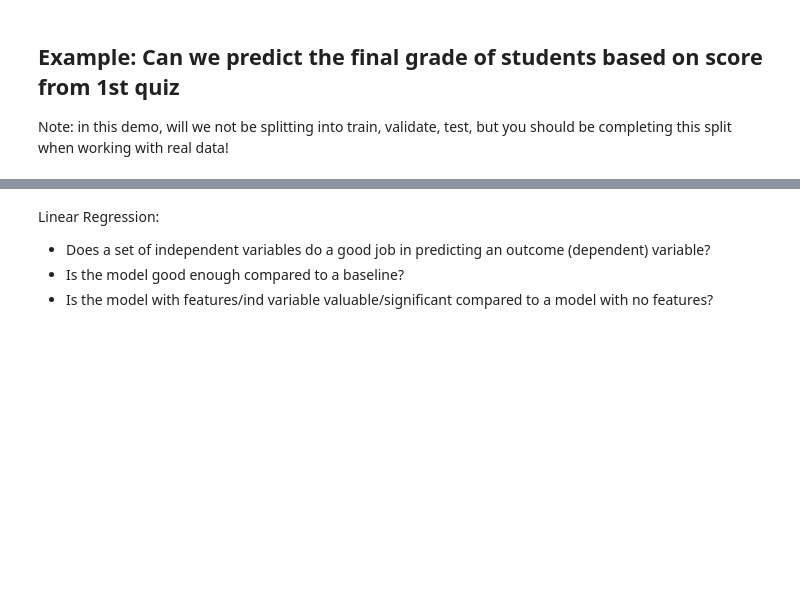
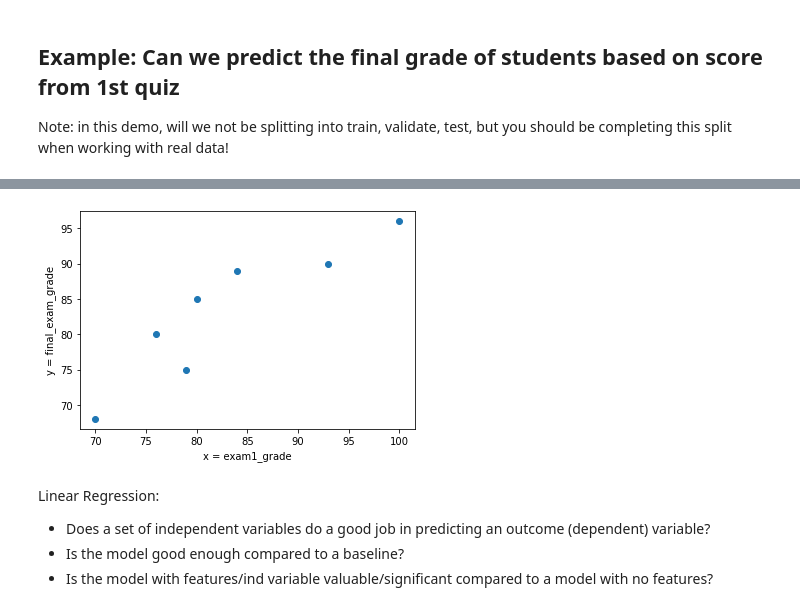
Before and after one commit to CodeupClassroom/pagel-regression, a Jupyter notebook: evaluate_lesson.ipynb, the cells around one changed output, grey strips where cells are left out. Saved outputs shown, nothing was run; the diff lists cells and outputs as text; code cells hidden in the pictures; blank space fills up the shorter version.

```diff
--- a/evaluate_lesson.ipynb
+++ b/evaluate_lesson.ipynb
@@ -41,9 +53,12 @@ What kind of linear regression is this?
 # %%
 #plot our variables
+plt.scatter(df.x, df.y)
 
-# plt.xlabel('x = exam1_grade')
-# plt.ylabel('y = final_exam_grade')
-# plt.show()
+plt.xlabel('x = exam1_grade')
+plt.ylabel('y = final_exam_grade')
+plt.show()
+# %% [output]
+[figure, added]
 # %% [markdown]
 Linear Regression:
 
```
Also changed, not shown: parts of 48 cells of this notebook.
